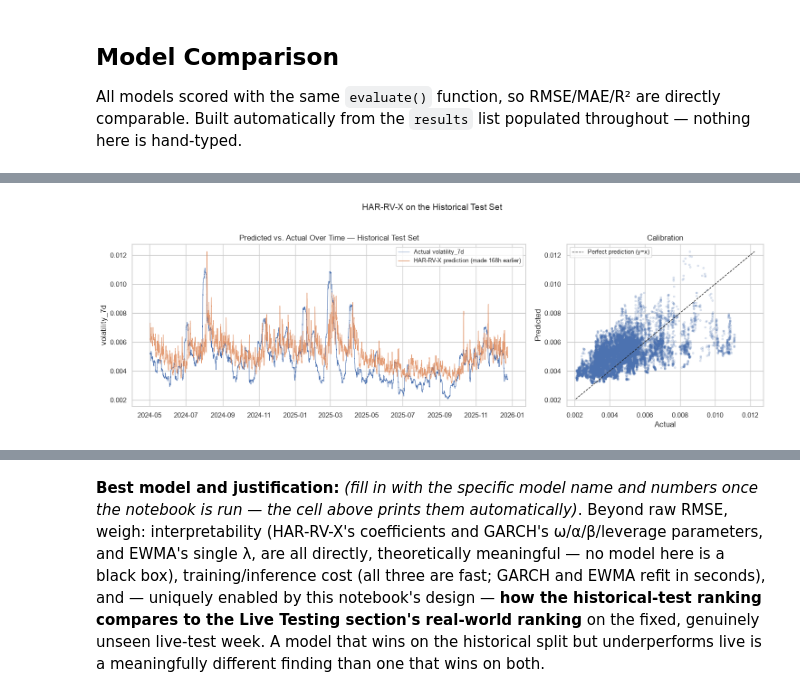
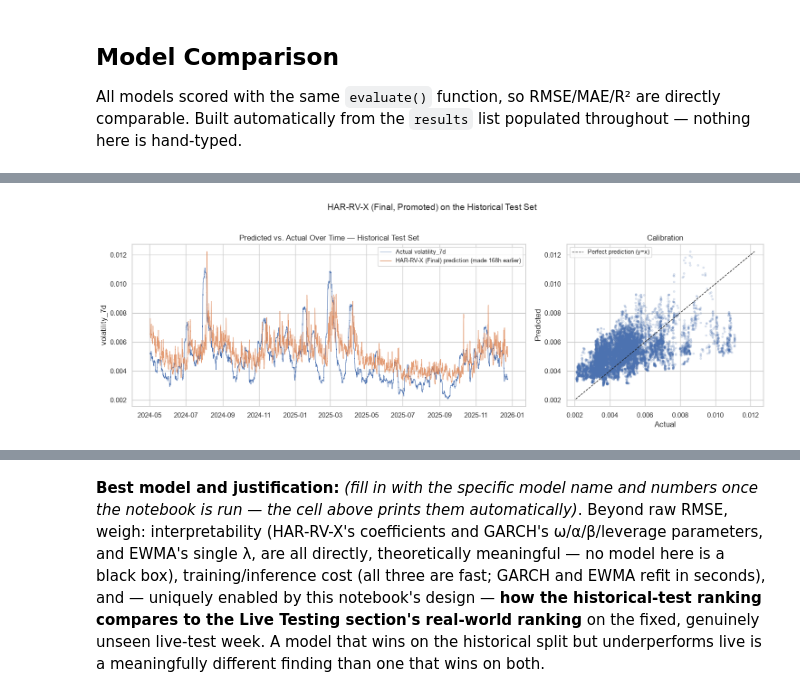
Before and after one commit to mhejairi10/bitcoin-volatility-prediction, a Jupyter notebook: notebooks/capstone-btc-volatility.ipynb, the cells around one changed output, grey strips where cells are left out. Cells and saved outputs as stored; diff of their text form; code cells hidden in the pictures.

```diff
--- a/notebooks/capstone-btc-volatility.ipynb
+++ b/notebooks/capstone-btc-volatility.ipynb
@@ -2215,31 +2221,32 @@ plot_metric_comparison(
 # %%
 # Predicted vs. Actual over time, and a calibration scatter, for the historical-test-set winner
-# (HAR-RV-X - it has its own slightly different date-aligned split from the other models, so its
-# own dates are looked up here rather than reusing df_model['Date'].iloc[split_idx:]).
-har_test_dates = df_model['Date'].loc[har_test.index]
+# (HAR-RV-X, Final/promoted - Section 6.2 above - it has its own slightly different
+# date-aligned split from the other models, so its own dates are looked up here rather than
+# reusing df_model['Date'].iloc[split_idx:]).
+har_final_test_dates = df_model['Date'].loc[har_final_test.index]
 
 fig, axes = plt.subplots(1, 2, figsize=(15, 5), gridspec_kw={'width_ratios': [2, 1]})
 
-axes[0].plot(har_test_dates, har_test['target'], label='Actual volatility_7d', color='#4C72B0', linewidth=0.8)
-axes[0].plot(har_test_dates, har_x_pred, label=f'HAR-RV-X prediction (made {HORIZON}h earlier)',
+axes[0].plot(har_final_test_dates, har_final_test['target'], label='Actual volatility_7d', color='#4C72B0', linewidth=0.8)
+axes[0].plot(har_final_test_dates, har_final_pred, label=f'HAR-RV-X (Final) prediction (made {HORIZON}h earlier)',
              color='#DD8452', linewidth=0.8, alpha=0.8)
 axes[0].set_ylabel('volatility_7d')
 axes[0].set_title('Predicted vs. Actual Over Time — Historical Test Set')
 axes[0].legend(fontsize=9)
 
-lims = [min(har_test['target'].min(), har_x_pred.min()), max(har_test['target'].max(), har_x_pred.max())]
-axes[1].scatter(har_test['target'], har_x_pred, alpha=0.15, s=8, color='#4C72B0')
+lims = [min(har_final_test['target'].min(), har_final_pred.min()), max(har_final_test['target'].max(), har_final_pred.max())]
+axes[1].scatter(har_final_test['target'], har_final_pred, alpha=0.15, s=8, color='#4C72B0')
 axes[1].plot(lims, lims, 'k--', linewidth=1, label='Perfect prediction (y=x)')
 axes[1].set_xlabel('Actual')
 axes[1].set_ylabel('Predicted')
 axes[1].set_title('Calibration')
 axes[1].legend(fontsize=9)
 
-fig.suptitle('HAR-RV-X on the Historical Test Set', fontsize=14, y=1.03)
+fig.suptitle('HAR-RV-X (Final, Promoted) on the Historical Test Set', fontsize=14, y=1.03)
 plt.tight_layout()
 plt.show()
 # %% [output]
-[figure, old version]
+[figure, new version]
 # %%
 best_row = comparison_df.iloc[0]
 print(f"Best model (historical test set): {best_row['Model']}")
```
Also changed, not shown: parts of 15 cells of this notebook.
